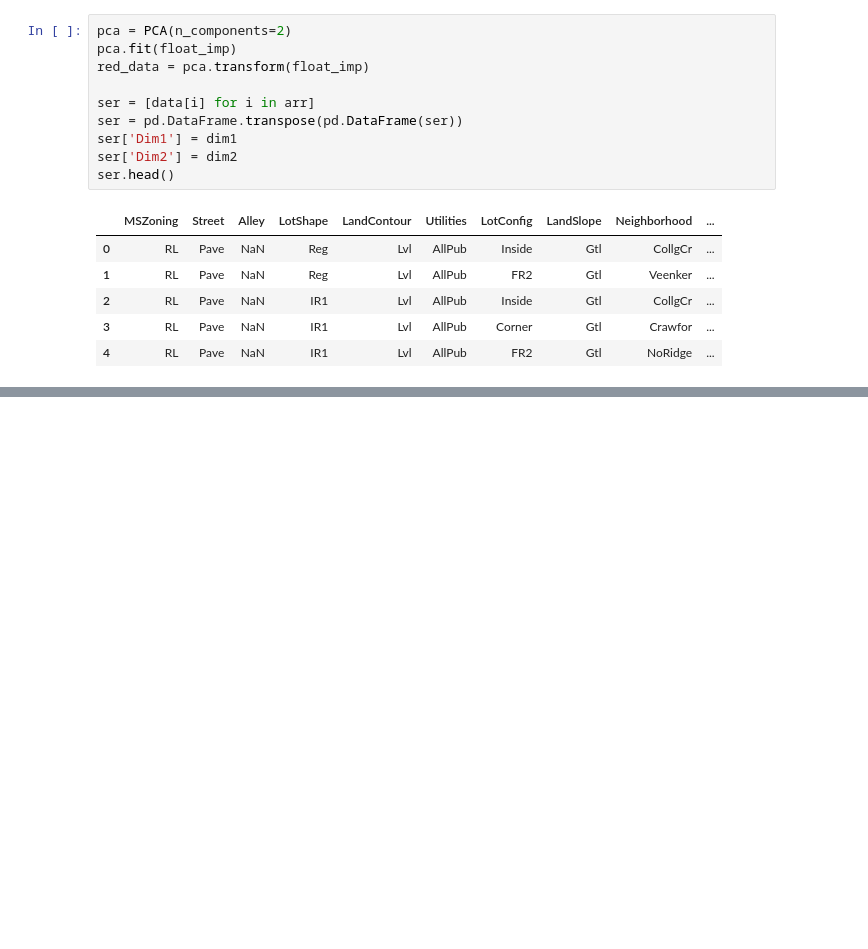
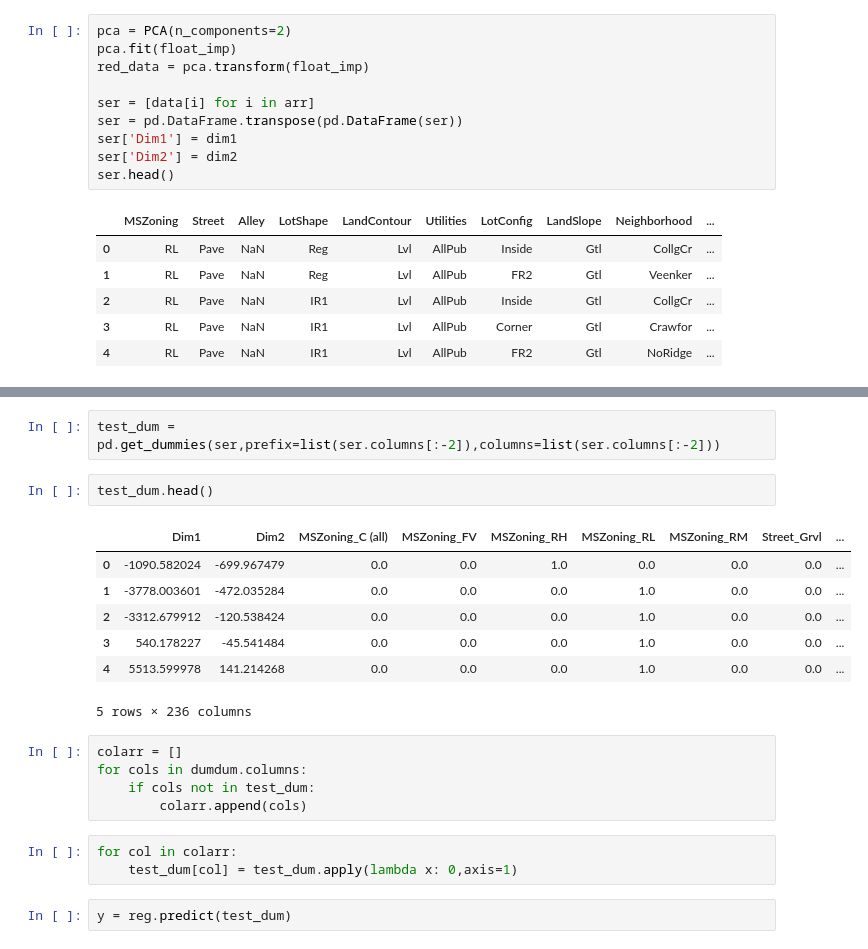
Before and after one commit to ketansahils/HousePricesAdvRegressionTech, a Jupyter notebook: house_prices.ipynb, the cells around one changed output, grey strips where cells are left out. Drawn from its saved outputs; the diff is of its cells as text; blank space fills up the shorter version.

```diff
--- a/house_prices.ipynb
+++ b/house_prices.ipynb
@@ -121,0 +184,22 @@ os.system('pwd')
+# %%
+test_dum = pd.get_dummies(ser,prefix=list(ser.columns[:-2]),columns=list(ser.columns[:-2]))
+# %%
+test_dum.head()
+# %% [output]
+|  | Dim1 | Dim2 | MSZoning_C (all) | MSZoning_FV | MSZoning_RH | MSZoning_RL | MSZoning_RM | Street_Grvl | ... |
+| 0 | -1090.582024 | -699.967479 | 0.0 | 0.0 | 1.0 | 0.0 | 0.0 | 0.0 | ... |
+| 1 | -3778.003601 | -472.035284 | 0.0 | 0.0 | 0.0 | 1.0 | 0.0 | 0.0 | ... |
+| 2 | -3312.679912 | -120.538424 | 0.0 | 0.0 | 0.0 | 1.0 | 0.0 | 0.0 | ... |
+| 3 | 540.178227 | -45.541484 | 0.0 | 0.0 | 0.0 | 1.0 | 0.0 | 0.0 | ... |
+| 4 | 5513.599978 | 141.214268 | 0.0 | 0.0 | 0.0 | 1.0 | 0.0 | 0.0 | ... |
+5 rows × 236 columns
+# %%
+colarr = []
+for cols in dumdum.columns:
+    if cols not in test_dum:
+        colarr.append(cols)
+# %%
+for col in colarr:
+    test_dum[col] = test_dum.apply(lambda x: 0,axis=1)
+# %%
+y = reg.predict(test_dum)
```
Also changed, not shown: parts of 15 cells of this notebook.
